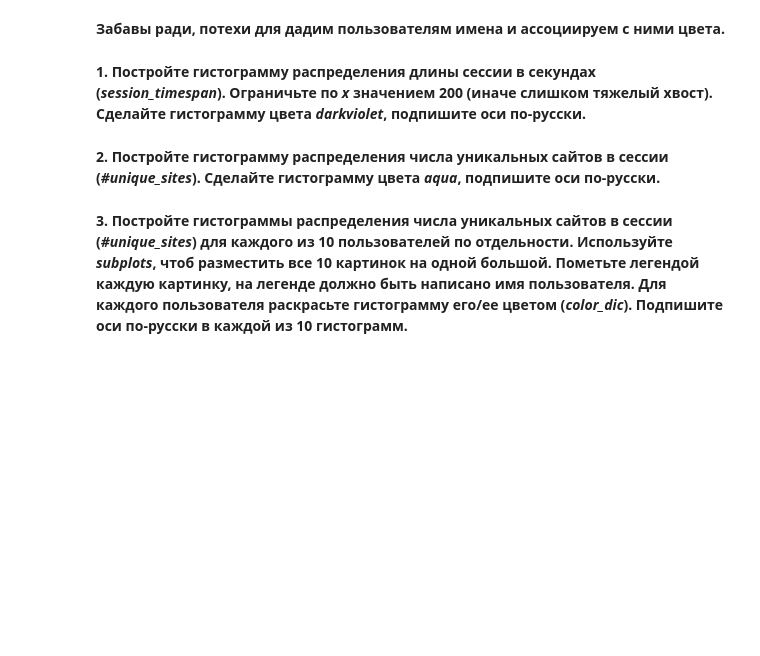
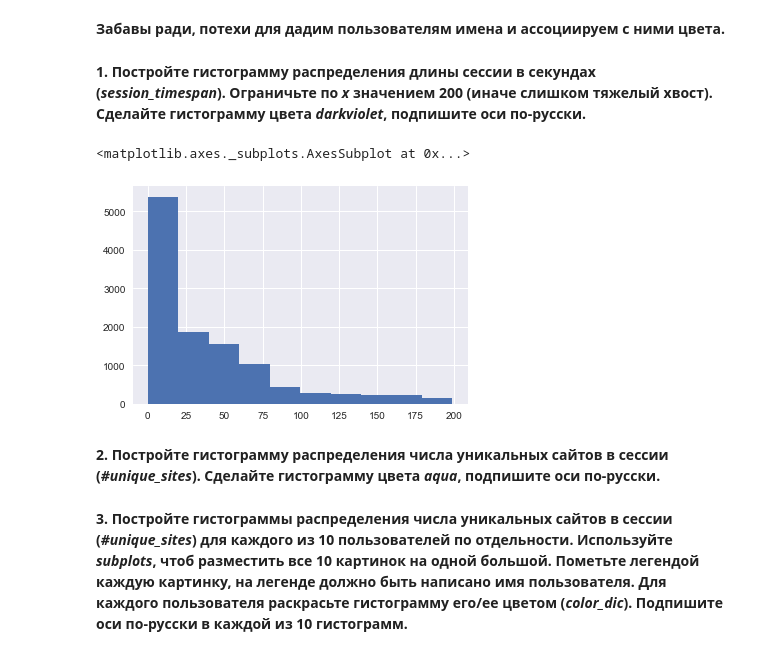
Before and after one commit to shereshevskiy/mlcourse_open, a Jupyter notebook: jupyter_notebooks/project_alice/[MyAlice]_week3_visual_analysis_and_fe.ipynb, the cells around one changed output. Saved outputs shown, nothing was run; the diff lists cells and outputs as text; code cells hidden in the pictures; blank space fills up the shorter version.

```diff
--- a/jupyter_notebooks/project_alice/[MyAlice]_week3_visual_analysis_and_fe.ipynb
+++ b/jupyter_notebooks/project_alice/[MyAlice]_week3_visual_analysis_and_fe.ipynb
@@ -80,11 +80,11 @@ def prepare_train_set_with_fe(path_to_csv_files, site_freq_path, feature_names,
     for path in tqdm_notebook(glob(os.path.join(path_to_csv_files, 'user*.csv'))):
 
         # считаем файл с данными
-        data_pd = pd.read_csv(path, header=0, index_col=0)
+        data_df = pd.read_csv(path, header=0, index_col=0)
         #data = data_readed['site'].values.copy() # и скопируем его в numpy-массив
 
         # перекодируем site_string в site_id
-        data = data_pd['site'].apply(lambda x: freq_vocabulary[x][0])
+        data = data_df['site'].apply(lambda x: freq_vocabulary[x][0])
 
         # формируем модифицированные данные с учетом окна для 1 текущего юзера data_mod_user_id
         row = int(data.size / window_size) + 1 if data.size % window_size != 0 \
@@ -95,27 +95,21 @@ def prepare_train_set_with_fe(path_to_csv_files, site_freq_path, feature_names,
             data = np.vstack((data, np.zeros([session_length, 1])))
             return  [data[w * window_size + sess, 0] for w in range(row) for sess in range(session_length)]
 
-        # формируем и накапливаем модифицированный список закодированных сайтов с учетом окна
-        data_mod_user_id = features(data, row, session_length, window_size)
-        data_mod.extend(data_mod_user_id)
-
-
-
         # работаем с датой-временем
-        data_pd.index = data_pd.index.to_datetime()
-        data_pd['timestamp'] = data_pd.index
-        data_pd['timestamp'] = data_pd['timestamp'].apply(datetime.timestamp)
+        data_df.index = data_df.index.to_datetime()
+        data_df['timestamp'] = data_df.index
+        data_df['timestamp'] = data_df['timestamp'].apply(datetime.timestamp)
 
         # формируем и накапливаем блок с временными данными аналогично сайтовому блоку
-        data_timestamp_id = features(data_pd['timestamp'], row, session_length, window_size)
+        data_timestamp_id = features(data_df['timestamp'], row, session_length, window_size)
         data_timestamp.extend(data_timestamp_id)
 
         # формируем и накапливаем данные по часу
-        data_hour_id = features(data_pd.index.hour, row, session_length, window_size)
+        data_hour_id = features(data_df.index.hour, row, session_length, window_size)
         data_hour.extend(data_hour_id)
 
         # формируем и накапливаем данные по weekday
-        data_weekday_id = features(data_pd.index.weekday, row, session_length, window_size)
+        data_weekday_id = features(data_df.index.weekday, row, session_length, window_size)
         data_weekday.extend(data_weekday_id)
 
         # сформируем и накопим вектор y "ответов", то есть user_id
@@ -296,3 +398,9 @@ train_data_10users['session_timespan']  ''' ВАШ КОД ЗДЕСЬ '''
+# %%
+  ''' ВАШ КОД ЗДЕСЬ '''
+train_data_10users['session_timespan'][train_data_10users['session_timespan'] < 200].hist()
+# %% [output]
+<matplotlib.axes._subplots.AxesSubplot at 0x...>
+[figure, added]
 # %% [markdown]
 **2. Постройте гистограмму распределения числа уникальных сайтов в сессии (*#unique_sites*). Сделайте гистограмму цвета *aqua*, подпишите оси по-русски.**
 # %%
```
Also changed, not shown: parts of 5 cells of this notebook, 27 other files.
